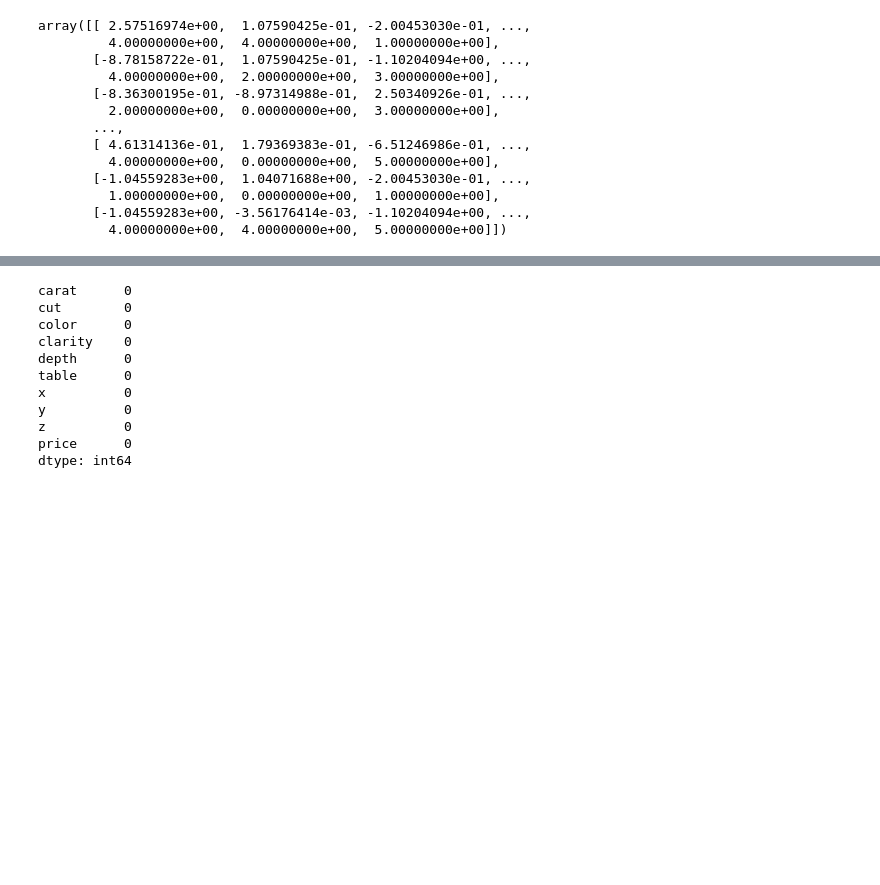
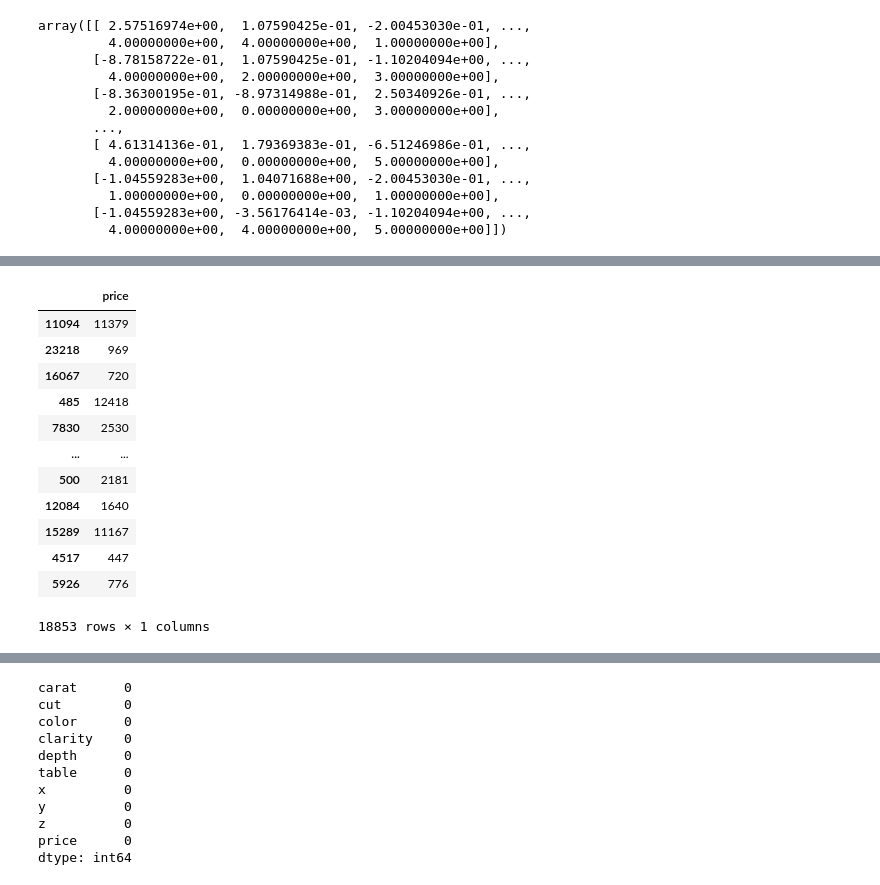
Before and after one commit to DenzAviator/fsdmendtoend, a Jupyter notebook: notebooks/model_training.ipynb, the cells around one changed output, grey strips where cells are left out. Saved outputs shown, nothing was run; the diff lists cells and outputs as text; code cells hidden in the pictures; blank space fills up the shorter version.

```diff
--- a/notebooks/model_training.ipynb
+++ b/notebooks/model_training.ipynb
@@ -199,0 +251,16 @@ array([[ 2.57516974e+00,  1.07590425e-01, -2.00453030e-01, ...,
+# %%
+y_train
+# %% [output]
+|  | price |
+| 11094 | 11379 |
+| 23218 | 969 |
+| 16067 | 720 |
+| 485 | 12418 |
+| 7830 | 2530 |
+| ... | ... |
+| 500 | 2181 |
+| 12084 | 1640 |
+| 15289 | 11167 |
+| 4517 | 447 |
+| 5926 | 776 |
+18853 rows × 1 columns
```
Also changed, not shown: parts of 18 cells of this notebook.
